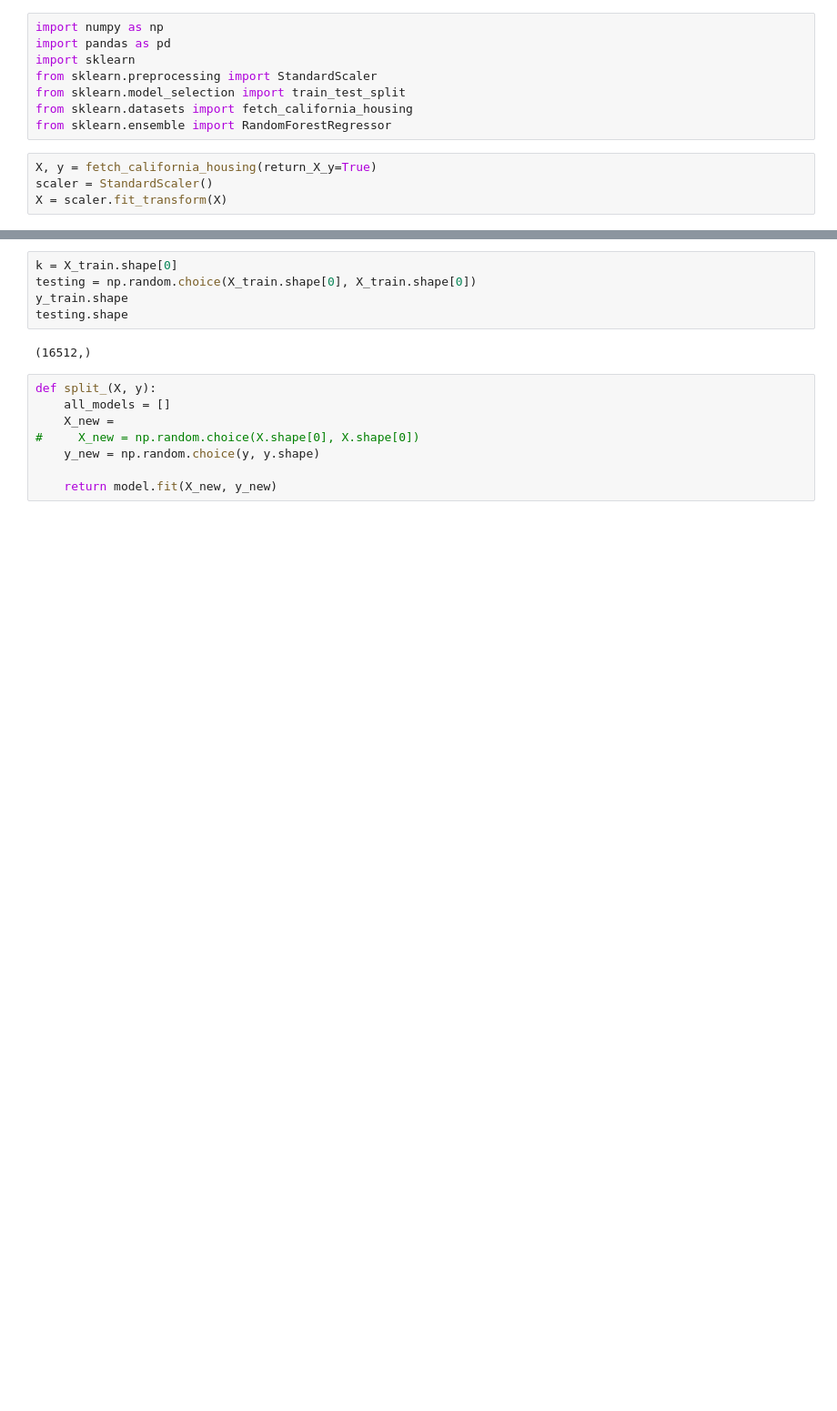
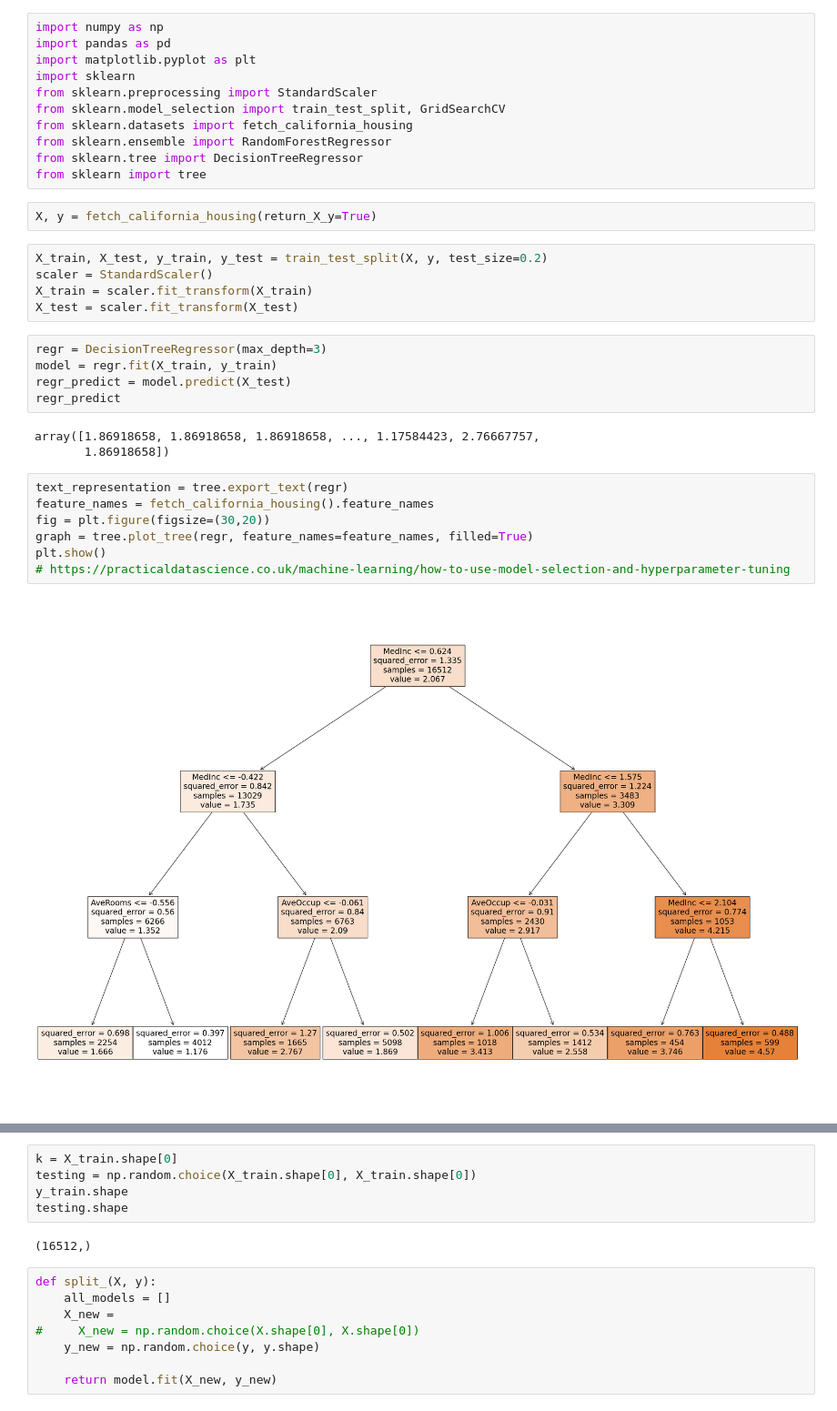
Before and after one commit to Elicit3495/MachineLearningProject22, a Jupyter notebook: Untitled4.ipynb, the cells around one changed output, grey strips where cells are left out. Shown at 91% size. Saved outputs shown, nothing was run; the diff lists cells and outputs as text; blank space fills up the shorter version.

Commit message:
hyperparams tuning

```diff
--- a/Untitled4.ipynb
+++ b/Untitled4.ipynb
@@ -1,12 +1,35 @@
 # %%
 import numpy as np
 import pandas as pd
+import matplotlib.pyplot as plt
 import sklearn
 from sklearn.preprocessing import StandardScaler
-from sklearn.model_selection import train_test_split
+from sklearn.model_selection import train_test_split, GridSearchCV
 from sklearn.datasets import fetch_california_housing
 from sklearn.ensemble import RandomForestRegressor
+from sklearn.tree import DecisionTreeRegressor
+from sklearn import tree
 # %%
 X, y = fetch_california_housing(return_X_y=True)
-scaler = StandardScaler()
-X = scaler.fit_transform(X)
+# %%
+X_train, X_test, y_train, y_test = train_test_split(X, y, test_size=0.2)
+scaler = StandardScaler()
+X_train = scaler.fit_transform(X_train)
+X_test = scaler.fit_transform(X_test)
+# %%
+regr = DecisionTreeRegressor(max_depth=3)
+model = regr.fit(X_train, y_train)
+regr_predict = model.predict(X_test)
+regr_predict
+# %% [output]
+array([1.86918658, 1.86918658, 1.86918658, ..., 1.17584423, 2.76667757,
+       1.86918658])
+# %%
+text_representation = tree.export_text(regr)
+feature_names = fetch_california_housing().feature_names
+fig = plt.figure(figsize=(30,20))
+graph = tree.plot_tree(regr, feature_names=feature_names, filled=True)
+plt.show()
+# https://practicaldatascience.co.uk/machine-learning/how-to-use-model-selection-and-hyperparameter-tuning
+# %% [output]
+[figure, added]
```
Also changed, not shown: parts of 6 cells of this notebook, 3 other files.
